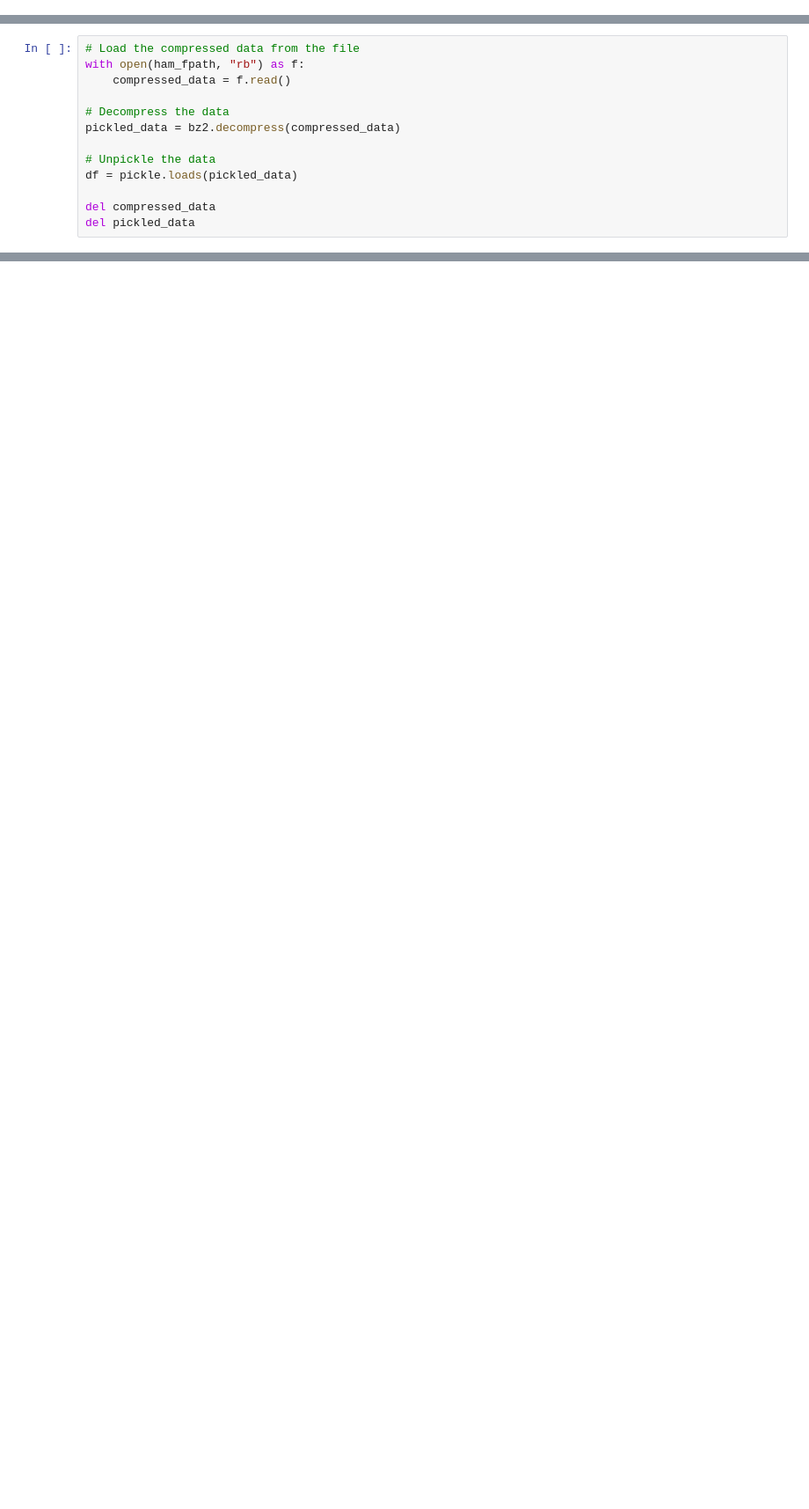
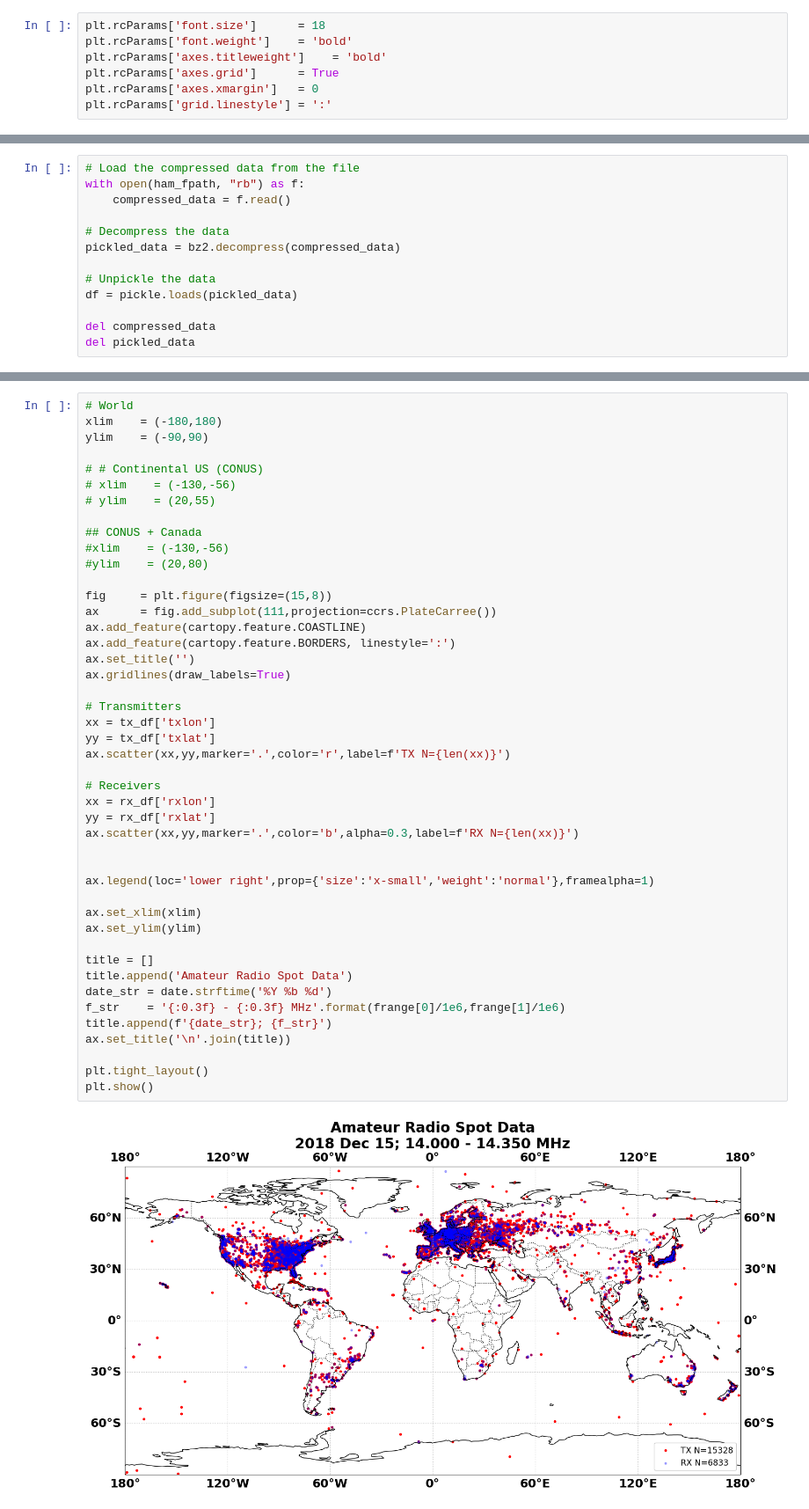
Before and after one commit to w2naf/IRI_TID, a Jupyter notebook: scripts/CaseStudy.ipynb, the cells around one changed output, grey strips where cells are left out. Shown: that part at 88% size. Cells and saved outputs as stored; diff of their text form; blank space fills up the shorter version.

```diff
--- a/scripts/CaseStudy.ipynb
+++ b/scripts/CaseStudy.ipynb
@@ -11 +20,8 @@ import matplotlib.pyplot as plt
+# %%
+plt.rcParams['font.size']      = 18
+plt.rcParams['font.weight']    = 'bold'
+plt.rcParams['axes.titleweight']    = 'bold'
+plt.rcParams['axes.grid']      = True
+plt.rcParams['axes.xmargin']   = 0
+plt.rcParams['grid.linestyle'] = ':'
 # %%
@@ -52,0 +83,47 @@ df
+# %%
+# World
+xlim    = (-180,180)
+ylim    = (-90,90)
+
+# # Continental US (CONUS)
+# xlim    = (-130,-56)
+# ylim    = (20,55)
+
+## CONUS + Canada
+#xlim    = (-130,-56)
+#ylim    = (20,80)
+
+fig     = plt.figure(figsize=(15,8))
+ax      = fig.add_subplot(111,projection=ccrs.PlateCarree())
+ax.add_feature(cartopy.feature.COASTLINE)
+ax.add_feature(cartopy.feature.BORDERS, linestyle=':')
+ax.set_title('')
+ax.gridlines(draw_labels=True)
+
+# Transmitters
+xx = tx_df['txlon']
+yy = tx_df['txlat']
+ax.scatter(xx,yy,marker='.',color='r',label=f'TX N={len(xx)}')
+
+# Receivers
+xx = rx_df['rxlon']
+yy = rx_df['rxlat']
+ax.scatter(xx,yy,marker='.',color='b',alpha=0.3,label=f'RX N={len(xx)}')
+
+
+ax.legend(loc='lower right',prop={'size':'x-small','weight':'normal'},framealpha=1)
+
+ax.set_xlim(xlim)
+ax.set_ylim(ylim)
+
+title = []
+title.append('Amateur Radio Spot Data')
+date_str = date.strftime('%Y %b %d')
+f_str    = '{:0.3f} - {:0.3f} MHz'.format(frange[0]/1e6,frange[1]/1e6)
+title.append(f'{date_str}; {f_str}')
+ax.set_title('\n'.join(title))
+
+plt.tight_layout()
+plt.show()
+# %% [output]
+[figure, added]
```
Also changed, not shown: parts of 9 cells of this notebook, 2 other files.
